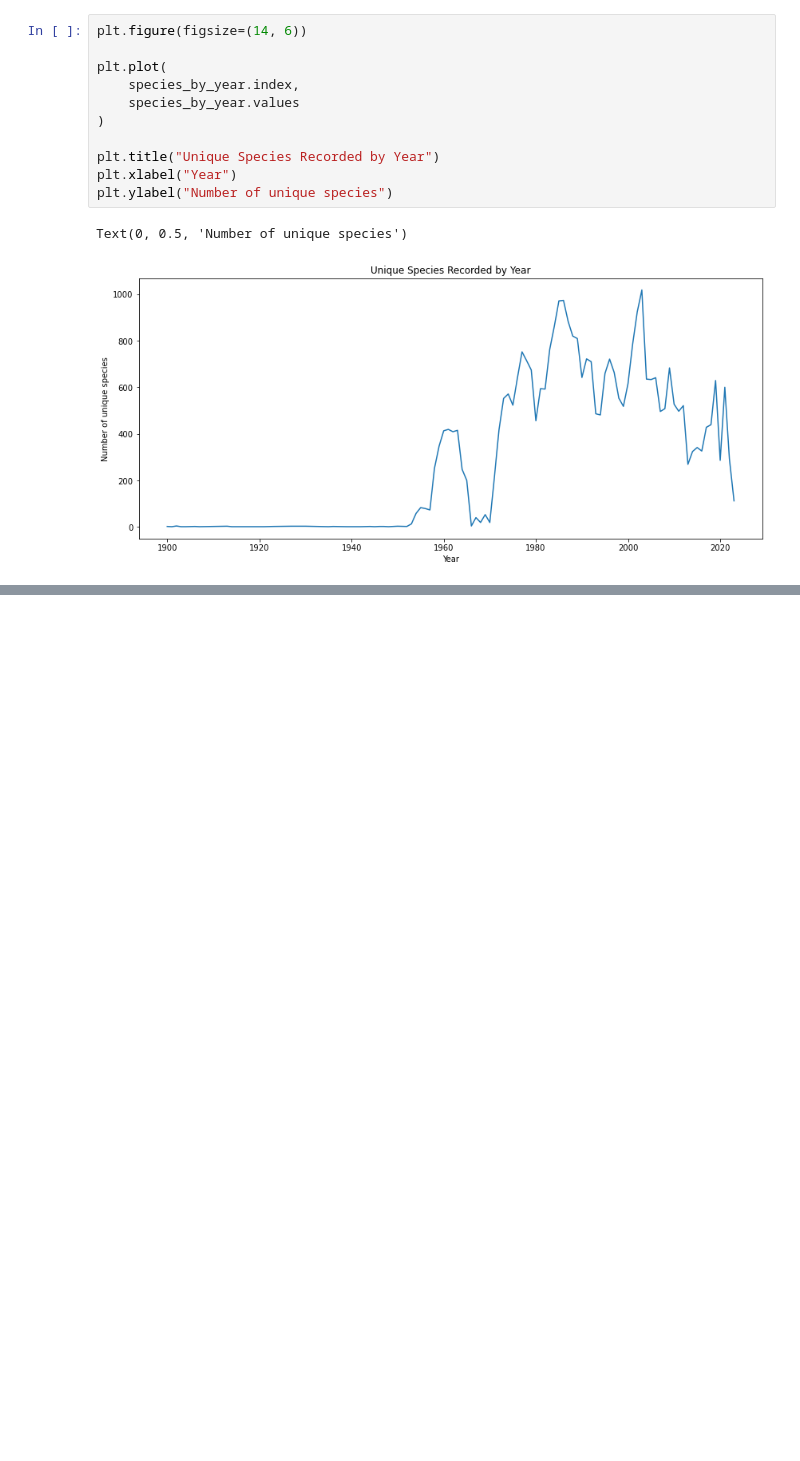
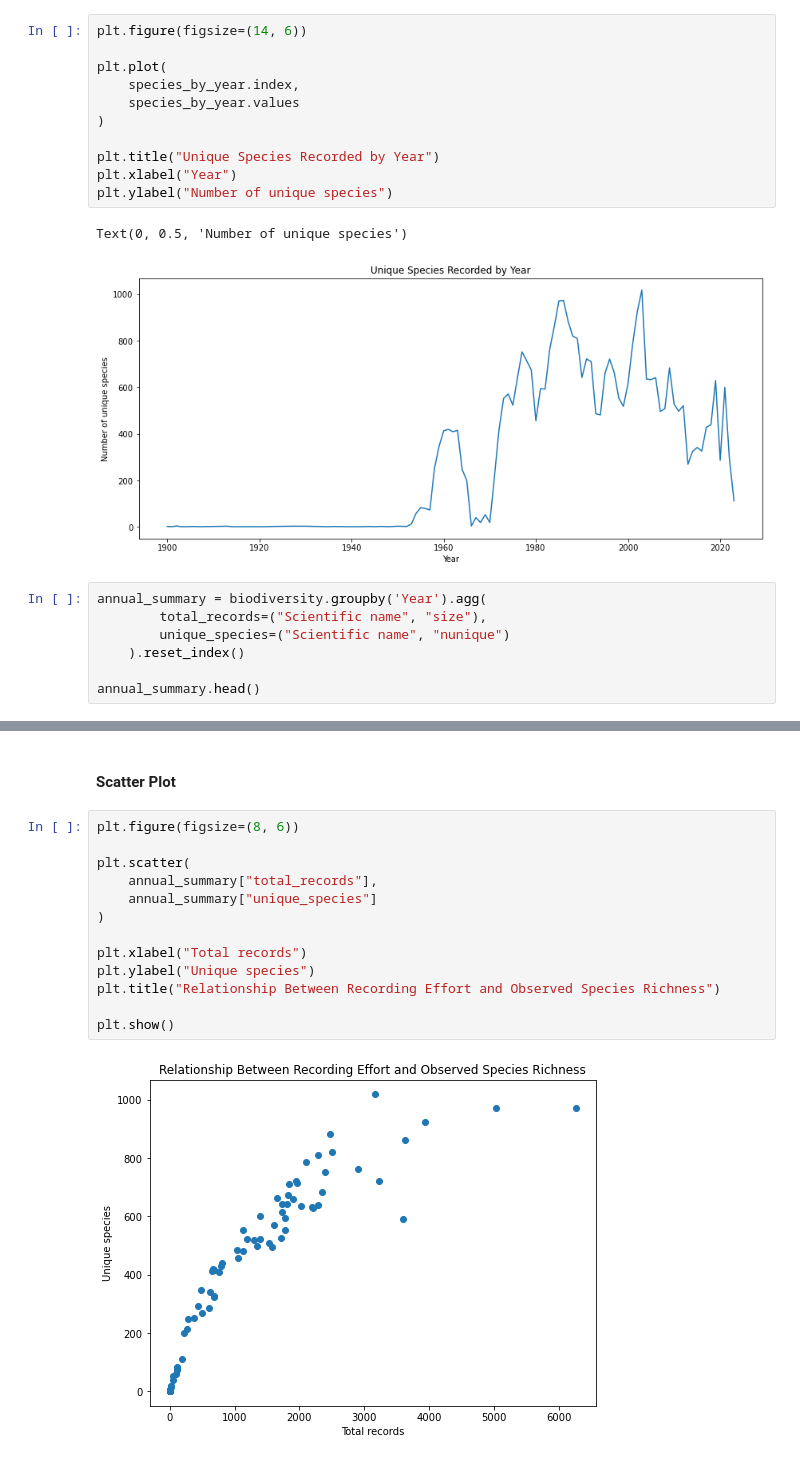
Before and after one commit to rbamford28/kent-biodiversity-prioritisation, a Jupyter notebook: notebooks/02_explore_biodiversity_data.ipynb, the cells around one changed output, grey strips where cells are left out. Saved outputs shown, nothing was run; the diff lists cells and outputs as text; blank space fills up the shorter version.

```diff
--- a/notebooks/02_explore_biodiversity_data.ipynb
+++ b/notebooks/02_explore_biodiversity_data.ipynb
@@ -179,3 +178,10 @@ plt.ylabel("Number of unique species")
 # %% [output]
 Text(0, 0.5, 'Number of unique species')
 [figure]
+# %%
+annual_summary = biodiversity.groupby('Year').agg(
+        total_records=("Scientific name", "size"),
+        unique_species=("Scientific name", "nunique")
+    ).reset_index()
+
+annual_summary.head()
@@ -181,0 +195,17 @@ Text(0, 0.5, 'Number of unique species')
+# %% [markdown]
+#### Scatter Plot
+# %%
+plt.figure(figsize=(8, 6))
+
+plt.scatter(
+    annual_summary["total_records"],
+    annual_summary["unique_species"]
+)
+
+plt.xlabel("Total records")
+plt.ylabel("Unique species")
+plt.title("Relationship Between Recording Effort and Observed Species Richness")
+
+plt.show()
+# %% [output]
+[figure, added]
```
Also changed, not shown: parts of 55 cells of this notebook, 5 other files.
